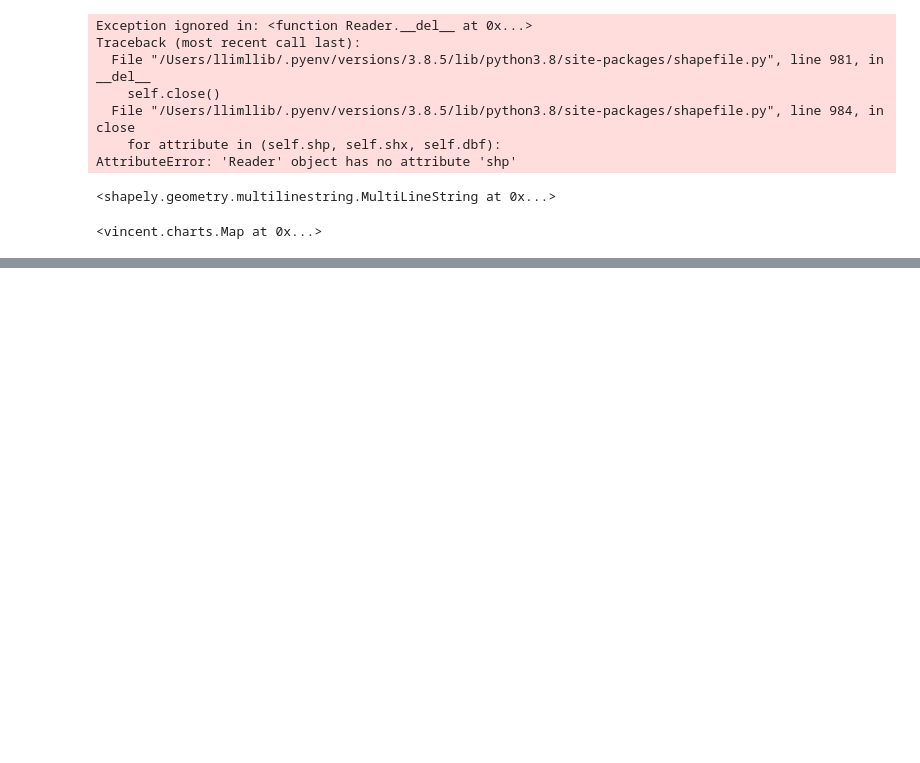
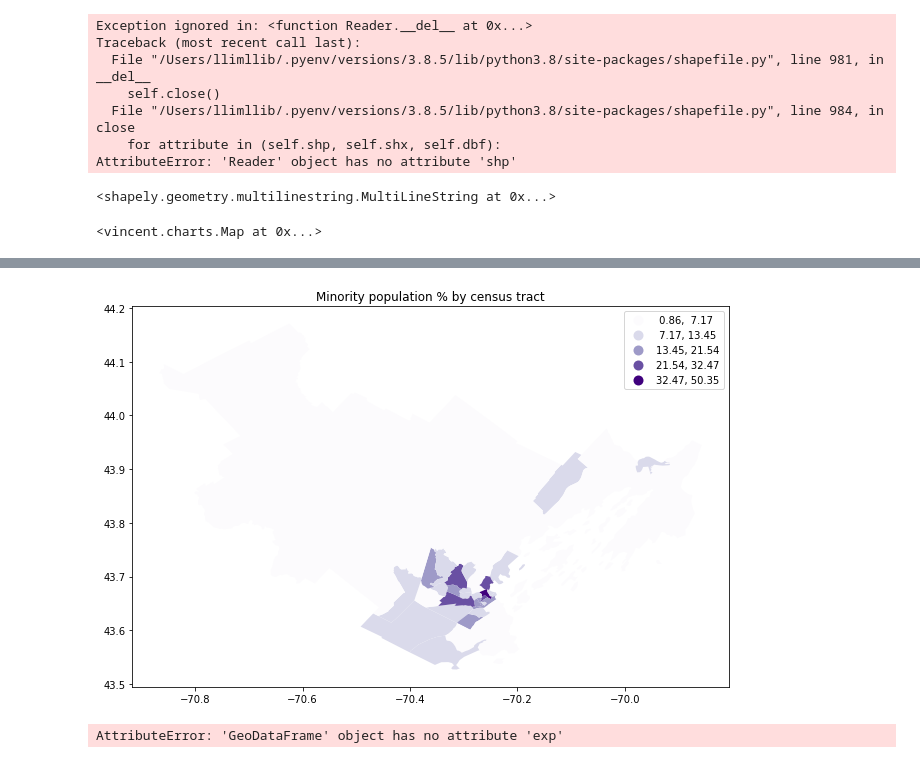
Before and after one commit to llimllib/hmda, a Jupyter notebook: geo.ipynb, the cells around one changed output, grey strips where cells are left out. Drawn from its saved outputs; the diff is of its cells as text; code cells hidden in the pictures; blank space fills up the shorter version.

```diff
--- a/geo.ipynb
+++ b/geo.ipynb
@@ -148,0 +209,19 @@ comb.plot("approved", legend=True, figsize=(10,10))
+# %%
+cumbmin = minority[minority["COUNTYFP"] == "005"]
+fig, ax = plt.subplots(1, 1, figsize=(12,7))
+ax.set_title('Minority population % by census tract')
+ax = cumbmin.plot("tract_minority_population_percent",
+             legend=True,
+             scheme='NaturalBreaks',
+             ax=ax,
+             cmap='Purples')
+             # title='Minority population % by census tract')
+# %% [output]
+[figure, added]
+# %%
+import matplotlib as mpl
+norm = mpl.colors.Normalize(vmin=0, vmax=20)
+norm(10)
+cumbmin.exp
+# %% [output]
+AttributeError: 'GeoDataFrame' object has no attribute 'exp'
```
Also changed, not shown: parts of 15 cells of this notebook, 2 other files.
